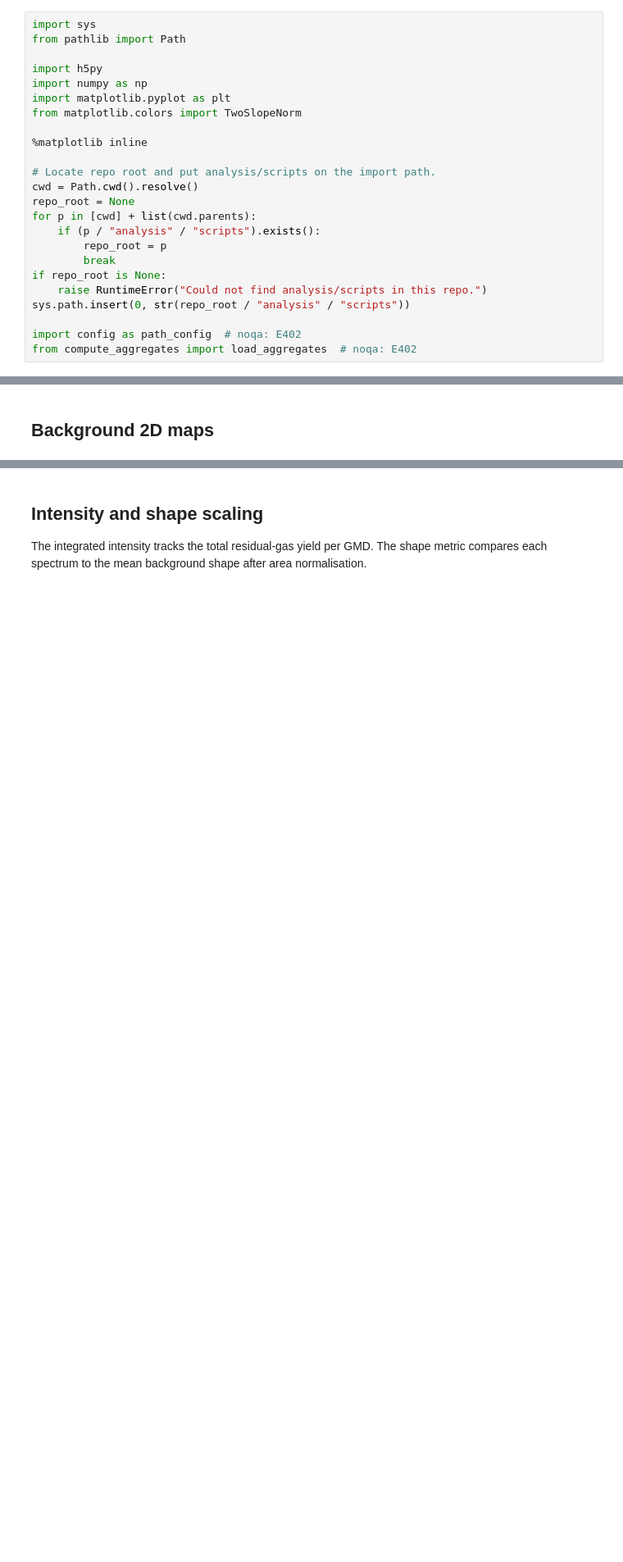
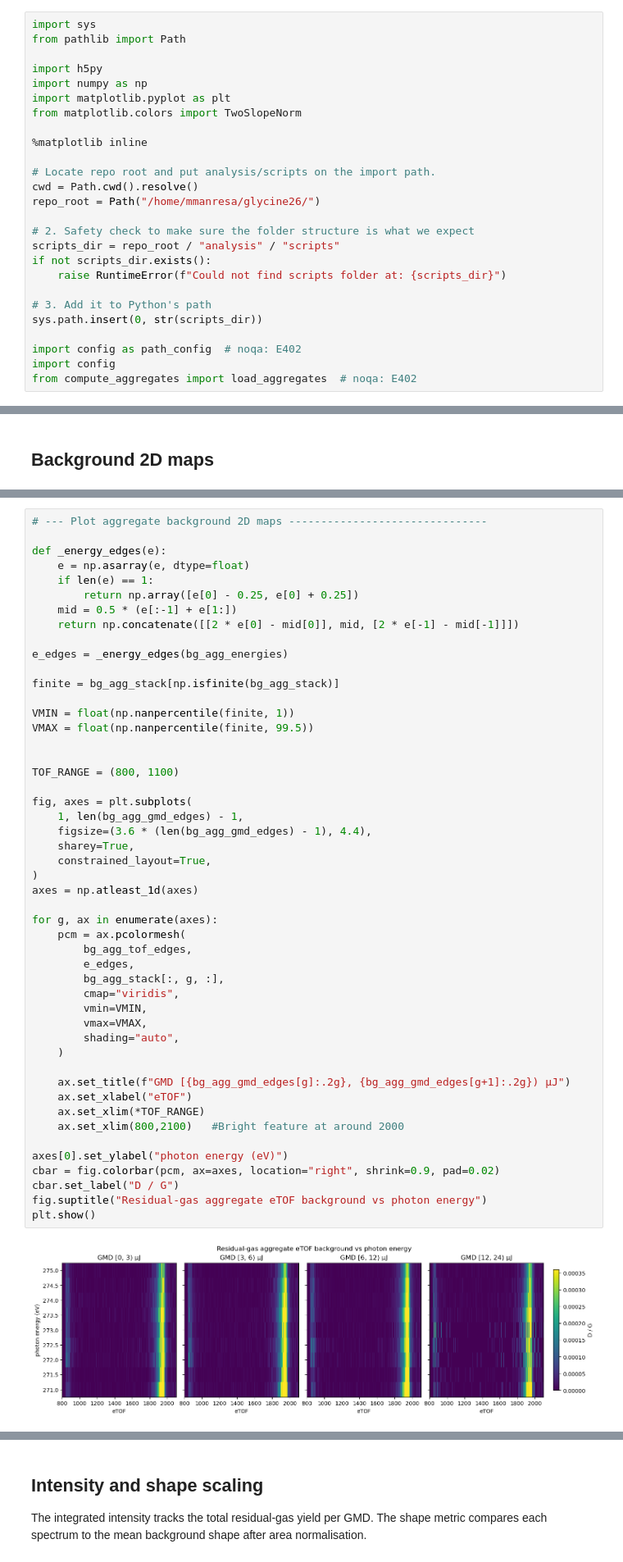
Before and after one commit to ogalexander/glycine26, a Jupyter notebook: analysis/post/residual_gas_background.ipynb, the cells around one changed output, grey strips where cells are left out. Shown at 82% size. Saved outputs shown, nothing was run; the diff lists cells and outputs as text; blank space fills up the shorter version.

```diff
--- a/analysis/post/residual_gas_background.ipynb
+++ b/analysis/post/residual_gas_background.ipynb
@@ -23,15 +30,17 @@ from matplotlib.colors import TwoSlopeNorm
 
 # Locate repo root and put analysis/scripts on the import path.
 cwd = Path.cwd().resolve()
-repo_root = None
-for p in [cwd] + list(cwd.parents):
-    if (p / "analysis" / "scripts").exists():
-        repo_root = p
-        break
-if repo_root is None:
-    raise RuntimeError("Could not find analysis/scripts in this repo.")
-sys.path.insert(0, str(repo_root / "analysis" / "scripts"))
+repo_root = Path("/home/mmanresa/glycine26/")
+
+# 2. Safety check to make sure the folder structure is what we expect
+scripts_dir = repo_root / "analysis" / "scripts"
+if not scripts_dir.exists():
+    raise RuntimeError(f"Could not find scripts folder at: {scripts_dir}")
+
+# 3. Add it to Python's path
+sys.path.insert(0, str(scripts_dir))
 
 import config as path_config  # noqa: E402
+import config
 from compute_aggregates import load_aggregates  # noqa: E402
 # %% [markdown]
@@ -342,0 +471,51 @@ plt.show()
+# %%
+# --- Plot aggregate background 2D maps -------------------------------
+
+def _energy_edges(e):
+    e = np.asarray(e, dtype=float)
+    if len(e) == 1:
+        return np.array([e[0] - 0.25, e[0] + 0.25])
+    mid = 0.5 * (e[:-1] + e[1:])
+    return np.concatenate([[2 * e[0] - mid[0]], mid, [2 * e[-1] - mid[-1]]])
+
+e_edges = _energy_edges(bg_agg_energies)
+
+finite = bg_agg_stack[np.isfinite(bg_agg_stack)]
+
+VMIN = float(np.nanpercentile(finite, 1))
+VMAX = float(np.nanpercentile(finite, 99.5))
+
+
+TOF_RANGE = (800, 1100)
+
+fig, axes = plt.subplots(
+    1, len(bg_agg_gmd_edges) - 1,
+    figsize=(3.6 * (len(bg_agg_gmd_edges) - 1), 4.4),
+    sharey=True,
+    constrained_layout=True,
+)
+axes = np.atleast_1d(axes)
+
+for g, ax in enumerate(axes):
+    pcm = ax.pcolormesh(
+        bg_agg_tof_edges,
+        e_edges,
+        bg_agg_stack[:, g, :],
+        cmap="viridis",
+        vmin=VMIN,
+        vmax=VMAX,
+        shading="auto",
+    )
+
+    ax.set_title(f"GMD [{bg_agg_gmd_edges[g]:.2g}, {bg_agg_gmd_edges[g+1]:.2g}) µJ")
+    ax.set_xlabel("eTOF")
+    ax.set_xlim(*TOF_RANGE)
+    ax.set_xlim(800,2100)   #Bright feature at around 2000
+
+axes[0].set_ylabel("photon energy (eV)")
+cbar = fig.colorbar(pcm, ax=axes, location="right", shrink=0.9, pad=0.02)
+cbar.set_label("D / G")
+fig.suptitle("Residual-gas aggregate eTOF background vs photon energy")
+plt.show()
+# %% [output]
+[figure, added]
```
Also changed, not shown: parts of 45 cells of this notebook, 1 other file.
